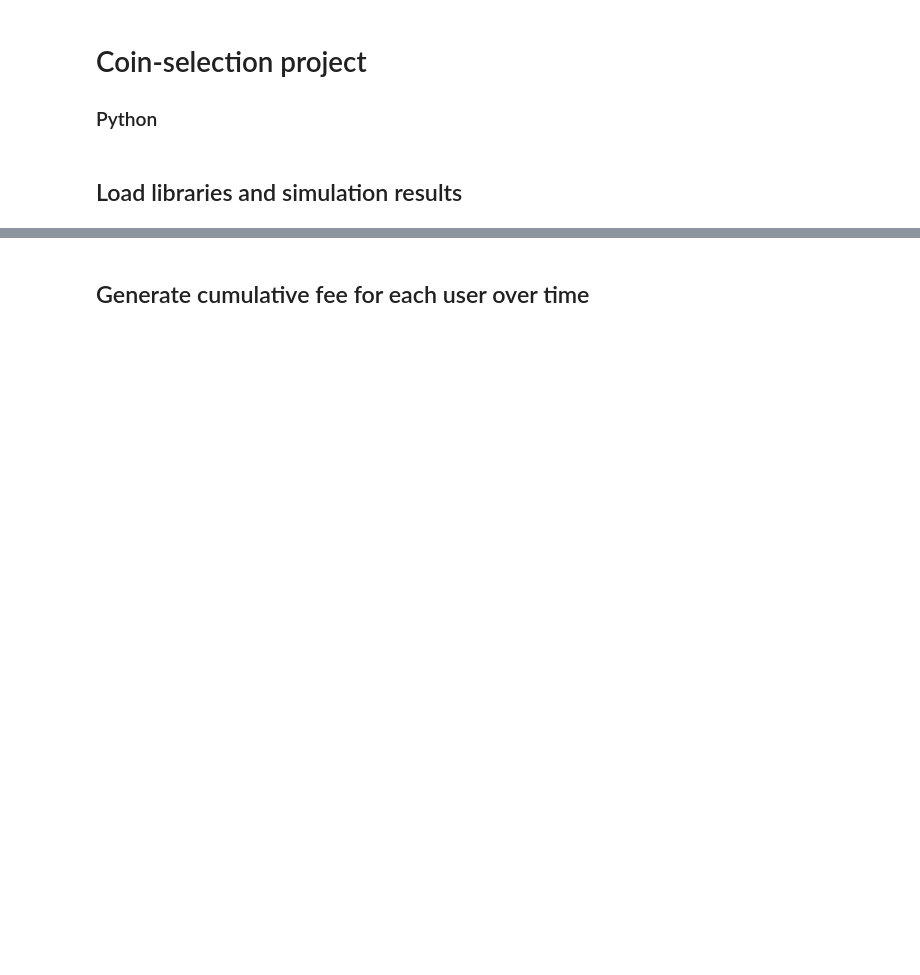
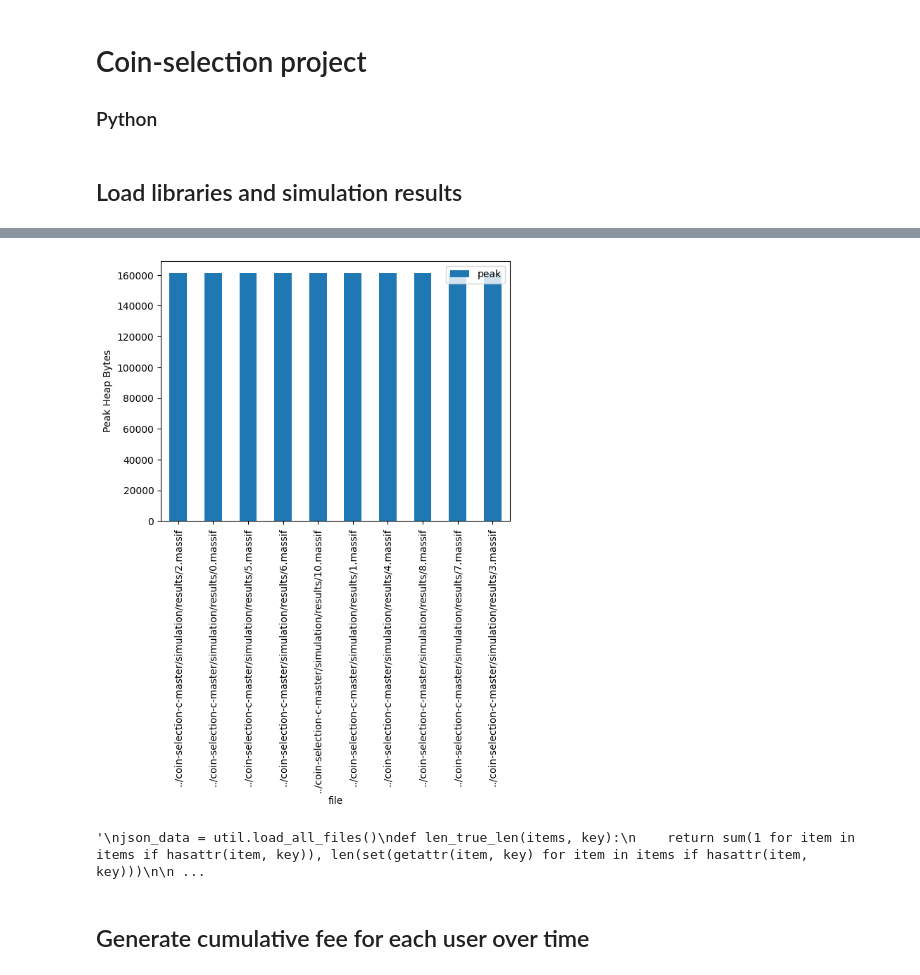
Before and after one commit to TheodorStraube/coin-selection-taler, a Jupyter notebook: coin-selection-analysis-master/analysis.ipynb, the cells around one changed output, grey strips where cells are left out. Saved outputs shown, nothing was run; the diff lists cells and outputs as text; code cells hidden in the pictures; blank space fills up the shorter version.

```diff
--- a/coin-selection-analysis-master/analysis.ipynb
+++ b/coin-selection-analysis-master/analysis.ipynb
@@ -104,3 +135,36 @@ print(len_true_len(all_data, "Time"))
+# %%
+from src.util import load_massif
+
+mem_data = load_massif()
+mem_peak = [{"file": f, "peak": int(max(v)) }for f, v in mem_data.items()]
+
+stat_df = pd.DataFrame(mem_peak)
+stat_df = stat_df.sort_values(by=["peak"])
+
+ax = stat_df.plot.bar(x="file", ylabel="Peak Heap Bytes")
+fig = ax.get_figure()
+fig.savefig(f"pictures/memory.png", bbox_inches='tight')
+# %% [output]
+[figure, added]
+# %%
+"""
+json_data = util.load_all_files()
+def len_true_len(items, key):
+    return sum(1 for item in items if hasattr(item, key)), len(set(getattr(item, key) for item in items if hasattr(item, key)))
+
+keys = sorted(json_data.keys())
+pp(keys)
+key, value = keys[0], json_data[keys[0]]
+print(type(value), len(value))
+print(type(value[0]), len(value[0]))
+print(type(value[0][0]))
+print(set(type(t) for t in value[0]))
+print(len_true_len(value[0], "time"))
+print(len(all_data), df.Time.unique().shape)
+print(len_true_len(all_data, "Time"))
+"""
+# %% [output]
+'\njson_data = util.load_all_files()\ndef len_true_len(items, key):\n    return sum(1 for item in items if hasattr(item, key)), len(set(getattr(item, key) for item in items if hasattr(item, key)))\n\n ...
 # %% [markdown]
 ## Generate cumulative fee for each user over time
 # %%
```
Also changed, not shown: parts of 12 cells of this notebook, 3 other files.
